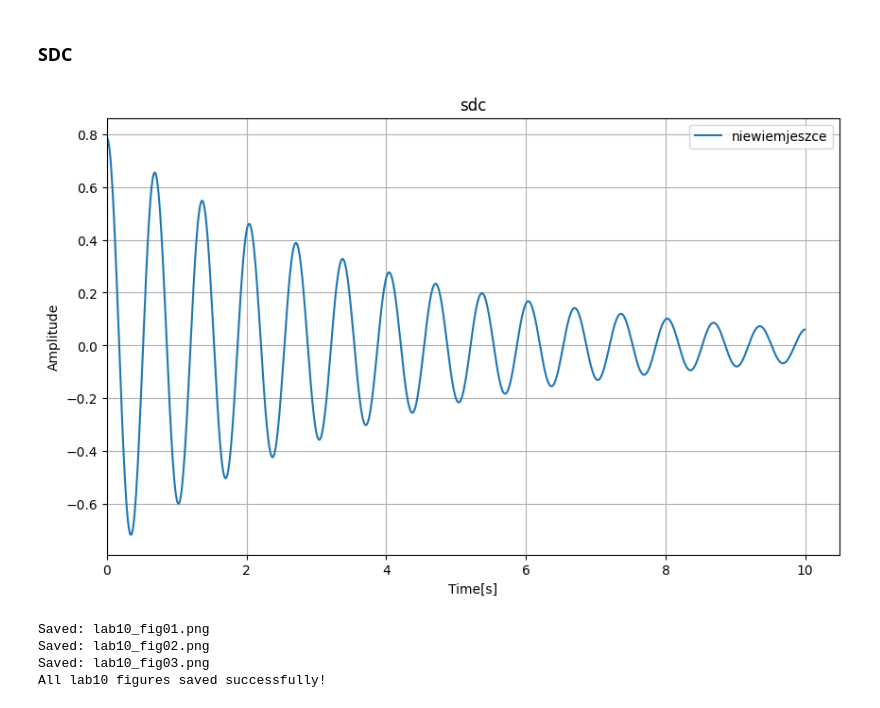
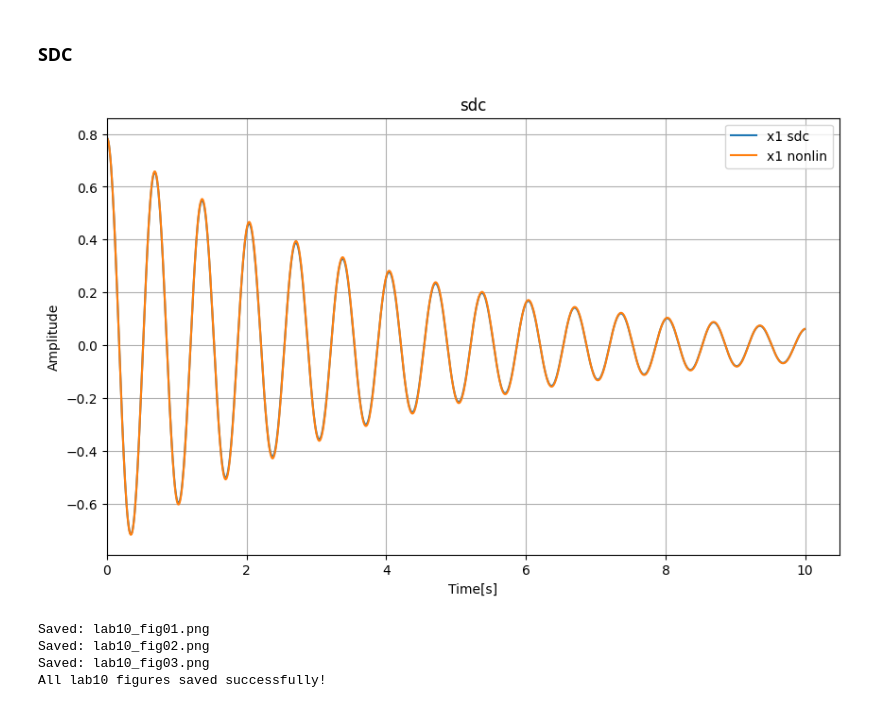
Before and after one commit to Piotr-Bednarek/ZadaniaSem5Laby, a Jupyter notebook: uso/lab10.ipynb, the cells around one changed output. Saved outputs shown, nothing was run; the diff lists cells and outputs as text; code cells hidden in the pictures.

```diff
--- a/uso/lab10.ipynb
+++ b/uso/lab10.ipynb
@@ -93,7 +93,7 @@ u0=np.full(len(t),1)
 u=np.zeros((len(t),5))
 i=0
 
-for el in [0,0.1,20,45*np.sqrt(2),70]:
+for el in [0,5,20,45*np.sqrt(2),70]:
     u[:,i]=np.full(len(t),el)
     i+=1
 
@@ -154,35 +154,37 @@ results_sdc = [x_0]
 
 curr_x = x_0
 
 for i in range(len(t_sim) - 1):
     x1, x2 = curr_x
 
     if abs(x1) < 1e-6:
         a21 = -(m * g * l) / J
     else:
         a21 = -(m * g * l / J) * (np.sin(x1) / x1)
 
     A = [[0, 1],
          [a21, -d/J]]
     B = [[0], [1/J]]
     C = [[1, 0], [0, 1]]
     D = [[0], [0]]
 
     sys = signal.StateSpace(A, B, C, D)
 
     t_step = [0, 0.01]
     u_step = [0, 0]
 
     _, _, x_out = signal.lsim(sys, U=u_step, T=t_step, X0=curr_x)
 
     curr_x = x_out[-1]
     results_sdc.append(curr_x)
 
 results_sdc = np.array(results_sdc)
 
-plot_sets("sdc",[t_sim,results_sdc[:,0],'niewiemjeszce'])
+res_pendulum_nonlinear=odeint(nonlinear_pendulum_model,[np.pi/4,0],t_sim,args=(0,))
+
+plot_sets("sdc",[t_sim,results_sdc[:,0],'x1 sdc'],[t_sim,res_pendulum_nonlinear[:,0],"x1 nonlin"])
 # %% [output]
-[figure, old version]
+[figure, new version]
 # %%
 import os
 from pathlib import Path
```
Also changed, not shown: parts of 3 cells of this notebook, 3 other files.
